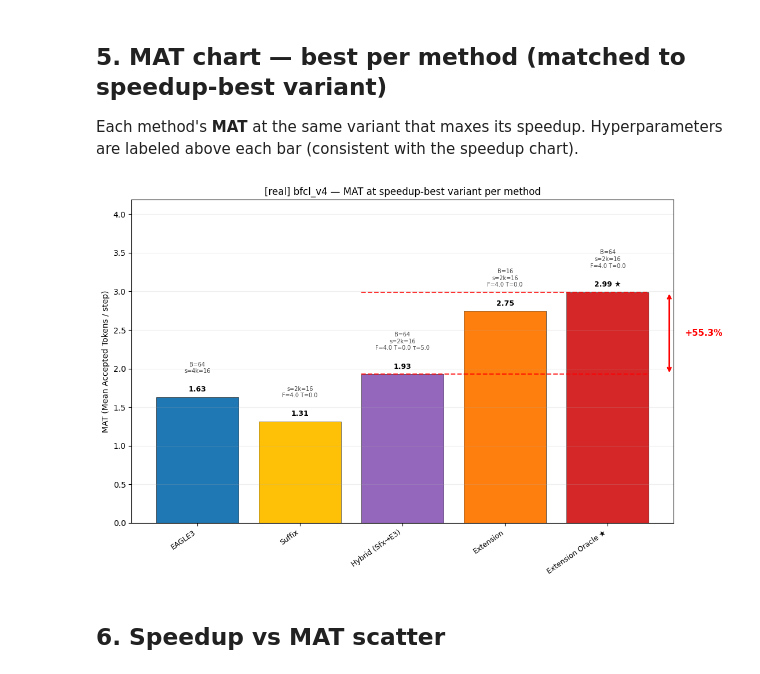
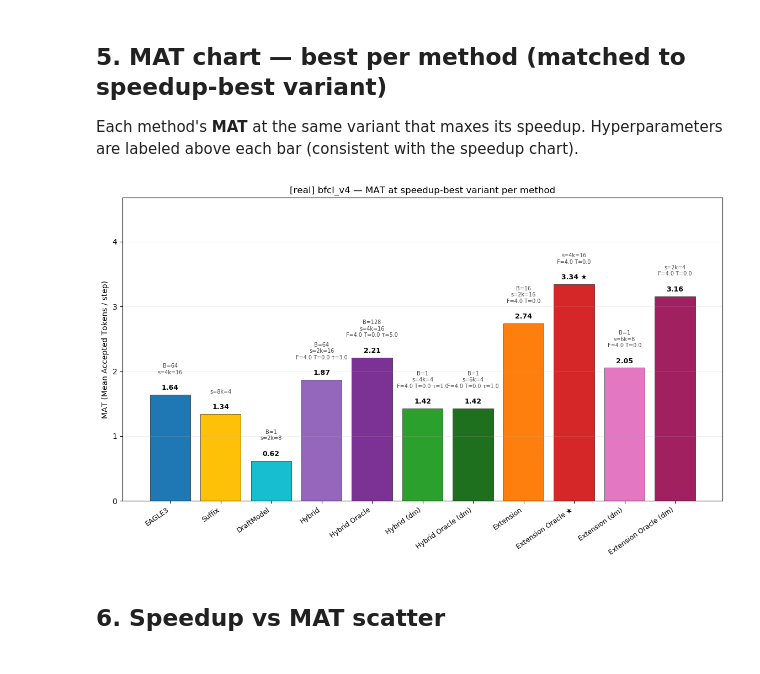
Before and after one commit to xogusrns123/advance-spec, a Jupyter notebook: simulation/notebooks/compare_methods.ipynb, the cells around one changed output. Drawn from its saved outputs; the diff is of its cells as text; code cells hidden in the pictures.

```diff
--- a/simulation/notebooks/compare_methods.ipynb
+++ b/simulation/notebooks/compare_methods.ipynb
@@ -295,11 +478,19 @@ print(f"Total measurements scanned: {len(mdf_all)} across {len(WORKLOAD_SIMS)} s
 
 # Per-FAMILY best across ALL sims/budgets/variants — each family picks its OWN
 # (s, k, B, F, T, N, threshold) optimum. This is the fair "method-optimum" view.
-# Restrict display to the 5 core families (per user request 2026-04-28).
 SHOW_FAMILIES = {
-    "single:eagle3", "single:suffix",
-    "hybrid_e3", "extension", "extension_oracle",
-}
+    # eagle3 backbone (qwen3_14b preset)
+    "single:eagle3", "single:suffix", "single:draft_model",
+    "hybrid_e3", "hybrid_oracle",
+    "hybrid_dm", "hybrid_dm_oracle",
+    "extension", "extension_oracle",
+    "extension_by_count", "extension_by_score", "extension_prune_pt",
+    "extension_dm", "extension_dm_oracle",
+    "extension_dm_by_count", "extension_dm_by_score",
+    # mtp backbone (qwen35_9b preset) — alternative to eagle3 single/hybrid;
+    # extension_* family keys are shared.
+    "single:mtp", "hybrid_mtp", "hybrid_oracle_mtp",
+} - HIDDEN_FAMILIES
 mdf_all = mdf_all[mdf_all["family"].isin(SHOW_FAMILIES)].reset_index(drop=True)
 
 mdf_best = (mdf_all.sort_values("speedup_real", ascending=False)
@@ -470,46 +630,28 @@ are labeled above each bar (consistent with the speedup chart).
 # %%
 mdf_mat = mdf_best[mdf_best["mat"] > 0].copy()
 fig, ax = plt.subplots(figsize=(max(11, len(mdf_mat) * 1.05), 7))
 x = np.arange(len(mdf_mat))
 ax.bar(x, mdf_mat["mat"].values, color=mdf_mat["color"].values,
        edgecolor="black", linewidth=0.4)
 for i, r in mdf_mat.iterrows():
     mat = r["mat"]
     marker = " ★" if r["family"] == "extension_oracle" else ""
     ax.text(i, mat + 0.05, f"{mat:.2f}{marker}",
             ha="center", va="bottom", fontsize=9, fontweight="bold")
     sub = bar_sub_label(r["family"], r["hp"], r["best_budget"], r.get("sk_tag"))
     if sub:
         ax.text(i, mat + 0.30, sub, ha="center", va="bottom",
-                fontsize=7, color="#444")
-
-# Gap arrow on MAT (oracle vs hybrid)
-fams = list(mdf_mat["family"].values)
-mats = list(mdf_mat["mat"].values)
-ext_or_idx = next((i for i, f in enumerate(fams) if f == "extension_oracle"), None)
-hyb_picks = [(mats[i], i) for i, f in enumerate(fams) if f in HYB_FAMS]
-if ext_or_idx is not None and hyb_picks:
-    h_mat, h_idx = max(hyb_picks)
-    e_mat = mats[ext_or_idx]
-    pct = (e_mat / h_mat - 1) * 100
-    x_lo, x_hi = sorted([h_idx, ext_or_idx])
-    ax.hlines(h_mat, x_lo - 0.4, x_hi + 0.4, colors="red", linestyles="--", alpha=0.8, linewidth=1.5)
-    ax.hlines(e_mat, x_lo - 0.4, x_hi + 0.4, colors="red", linestyles="--", alpha=0.8, linewidth=1.5)
-    arrow_x = x_hi + 0.6
-    ax.annotate("", xy=(arrow_x, e_mat), xytext=(arrow_x, h_mat),
-                arrowprops=dict(arrowstyle="<->", color="red", lw=2))
-    ax.text(arrow_x + 0.15, (h_mat + e_mat) / 2, f"{pct:+.1f}%",
-            ha="left", va="center", color="red", fontsize=11, fontweight="bold")
+                fontsize=7, color="#444444")
 
 ax.set_xticks(x)
 ax.set_xticklabels(mdf_mat["pretty"], rotation=35, ha="right", fontsize=9)
 ax.set_ylabel("MAT (Mean Accepted Tokens / step)")
 ax.set_title(f"[{SPEEDUP_METRIC}] {WORKLOAD} — MAT at speedup-best variant per method")
 ax.grid(axis="y", alpha=0.2)
 ax.set_ylim(top=mdf_mat["mat"].max() * 1.40)
 plt.tight_layout(); plt.show()
 # %% [output]
-[figure, old version]
+[figure, new version]
 # %% [markdown]
 ## 6. Speedup vs MAT scatter
 # %%
```
Also changed, not shown: parts of 14 cells of this notebook, 33 other files.
